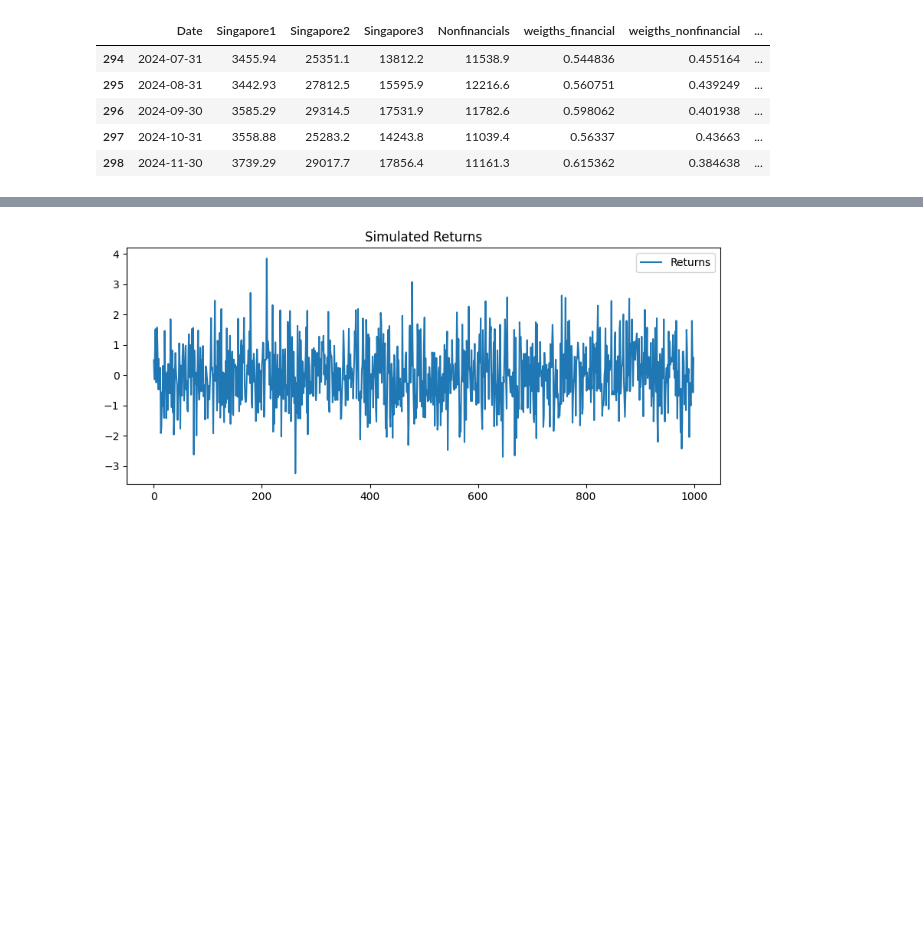
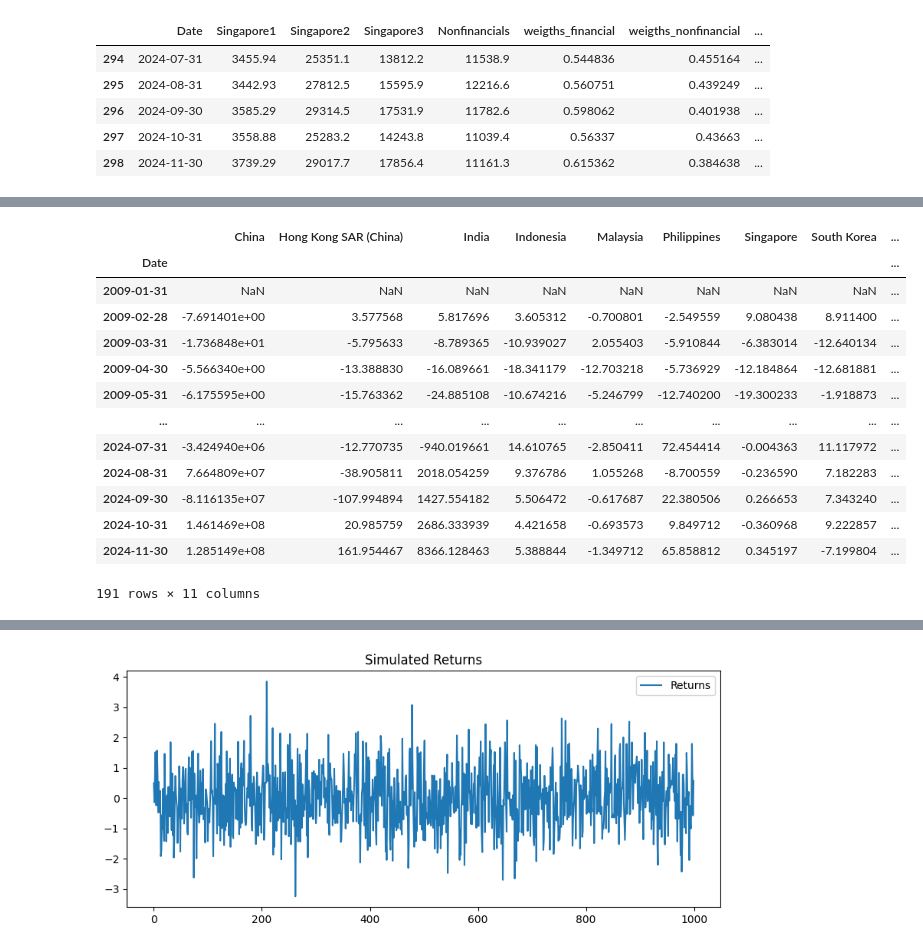
Before and after one commit to aizudeen11/cfm-nlp, a Jupyter notebook: main.ipynb, the cells around one changed output, grey strips where cells are left out. Saved outputs shown, nothing was run; the diff lists cells and outputs as text; code cells hidden in the pictures; blank space fills up the shorter version.

```diff
--- a/main.ipynb
+++ b/main.ipynb
@@ -344,0 +329,12 @@ check.iloc[107:130]
+# %%
+# fb_id = fb[['Date', 'Indonesia1', 'Indonesia2']] ##256
+fb_id_index = fb['Indonesia1'].isna().idxmax()
+fb_id1 = fb[['Date', 'Indonesia1']]
+fb_id1 = fb_id1[fb_id1.index < fb_id_index]
+fb_id2 = fb[['Date', 'Indonesia2']]
+fb_id2 = fb_id2[fb_id2.index >= fb_id_index]
+fb_id1.rename(columns={'Indonesia1': 'Indonesia'}, inplace=True)
+fb_id2.rename(columns={'Indonesia2': 'Indonesia'}, inplace=True)
+fb_id = pd.concat([fb_id1, fb_id2])
+fb_id
+# fb_id.iloc[fb_id_ind-10:fb_id_ind+10]
@@ -344,0 +355,6 @@ check.iloc[107:130]
+# %%
+fb_compile = pd.concat([fb[['Date', 'China', 'Hong Kong SAR (China)', 'India']], fb_id[['Indonesia']], fb[['Malaysia', 'Philippines']], fb_sg[['Financial Index - SG']], fb[['South Korea', 'Taiwan']], fb_th[['Financial Index - TH']]], axis=1)
+fb_compile.set_index('Date', inplace=True)
+fb_compile.rename(columns={'Financial Index - SG': 'Singapore', 'Financial Index - TH': 'Thailand'}, inplace=True)
+fb_compile = fb_compile.astype(float)
+fb_compile.tail()
@@ -344,0 +369,5 @@ check.iloc[107:130]
+# %%
+fb_compile_calc = fb_compile.apply(lambda x : np.log(x))
+fb_compile_calc = (fb_compile_calc.shift(1) - fb_compile_calc) * 100
+fb_compile_calc['Asia'] = fb_compile_calc.mean(axis=1)
+fb_compile_calc.tail()
@@ -344,0 +382,24 @@ check.iloc[107:130]
+# %%
+# stock_data_calc.head()
+# fb_compile_calc
+dfn = stock_data_calc.copy()
+date_dict = {k:v for k,v in enumerate(stock_data_calc.index)}
+for x in stock_data_calc.columns:
+    for i in range(0, len(stock_data_calc)-12):
+        dfn.at[date_dict[i+12], x] = dfn.loc[date_dict[i]:date_dict[i+12], x].cov(fb_compile_calc.loc[date_dict[i]:date_dict[i+12], x])
+dfn
+# %% [output]
+|  | China | Hong Kong SAR (China) | India | Indonesia | Malaysia | Philippines | Singapore | South Korea | ... |
+| Date |  |  |  |  |  |  |  |  | ... |
+| 2009-01-31 | NaN | NaN | NaN | NaN | NaN | NaN | NaN | NaN | ... |
+| 2009-02-28 | -7.691401e+00 | 3.577568 | 5.817696 | 3.605312 | -0.700801 | -2.549559 | 9.080438 | 8.911400 | ... |
+| 2009-03-31 | -1.736848e+01 | -5.795633 | -8.789365 | -10.939027 | 2.055403 | -5.910844 | -6.383014 | -12.640134 | ... |
+| 2009-04-30 | -5.566340e+00 | -13.388830 | -16.089661 | -18.341179 | -12.703218 | -5.736929 | -12.184864 | -12.681881 | ... |
+| 2009-05-31 | -6.175595e+00 | -15.763362 | -24.885108 | -10.674216 | -5.246799 | -12.740200 | -19.300233 | -1.918873 | ... |
+| ... | ... | ... | ... | ... | ... | ... | ... | ... | ... |
+| 2024-07-31 | -3.424940e+06 | -12.770735 | -940.019661 | 14.610765 | -2.850411 | 72.454414 | -0.004363 | 11.117972 | ... |
+| 2024-08-31 | 7.664809e+07 | -38.905811 | 2018.054259 | 9.376786 | 1.055268 | -8.700559 | -0.236590 | 7.182283 | ... |
+| 2024-09-30 | -8.116135e+07 | -107.994894 | 1427.554182 | 5.506472 | -0.617687 | 22.380506 | 0.266653 | 7.343240 | ... |
+| 2024-10-31 | 1.461469e+08 | 20.985759 | 2686.333939 | 4.421658 | -0.693573 | 9.849712 | -0.360968 | 9.222857 | ... |
+| 2024-11-30 | 1.285149e+08 | 161.954467 | 8366.128463 | 5.388844 | -1.349712 | 65.858812 | 0.345197 | -7.199804 | ... |
+191 rows × 11 columns
```
Also changed, not shown: parts of 11 cells of this notebook, 1 other file.
